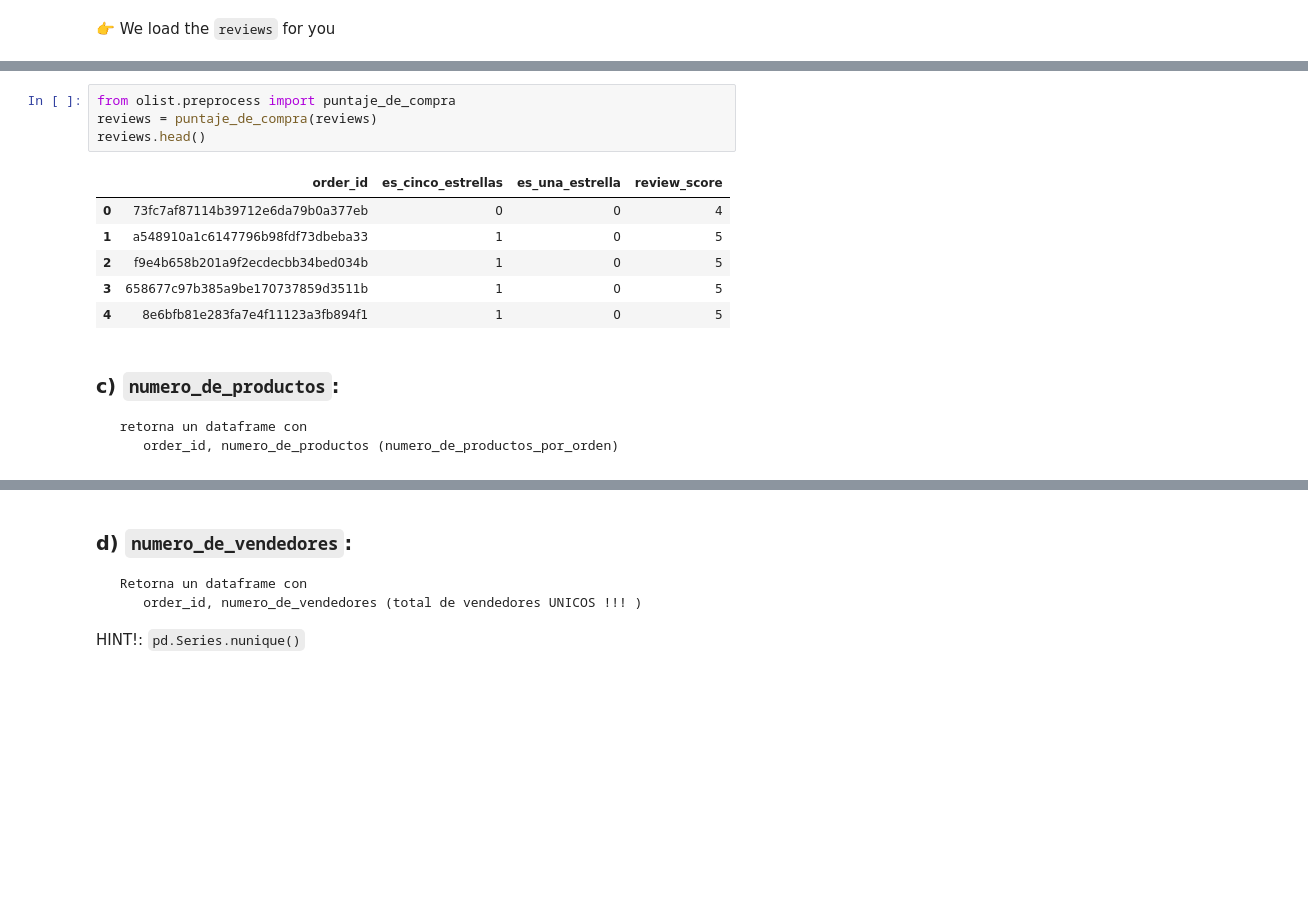
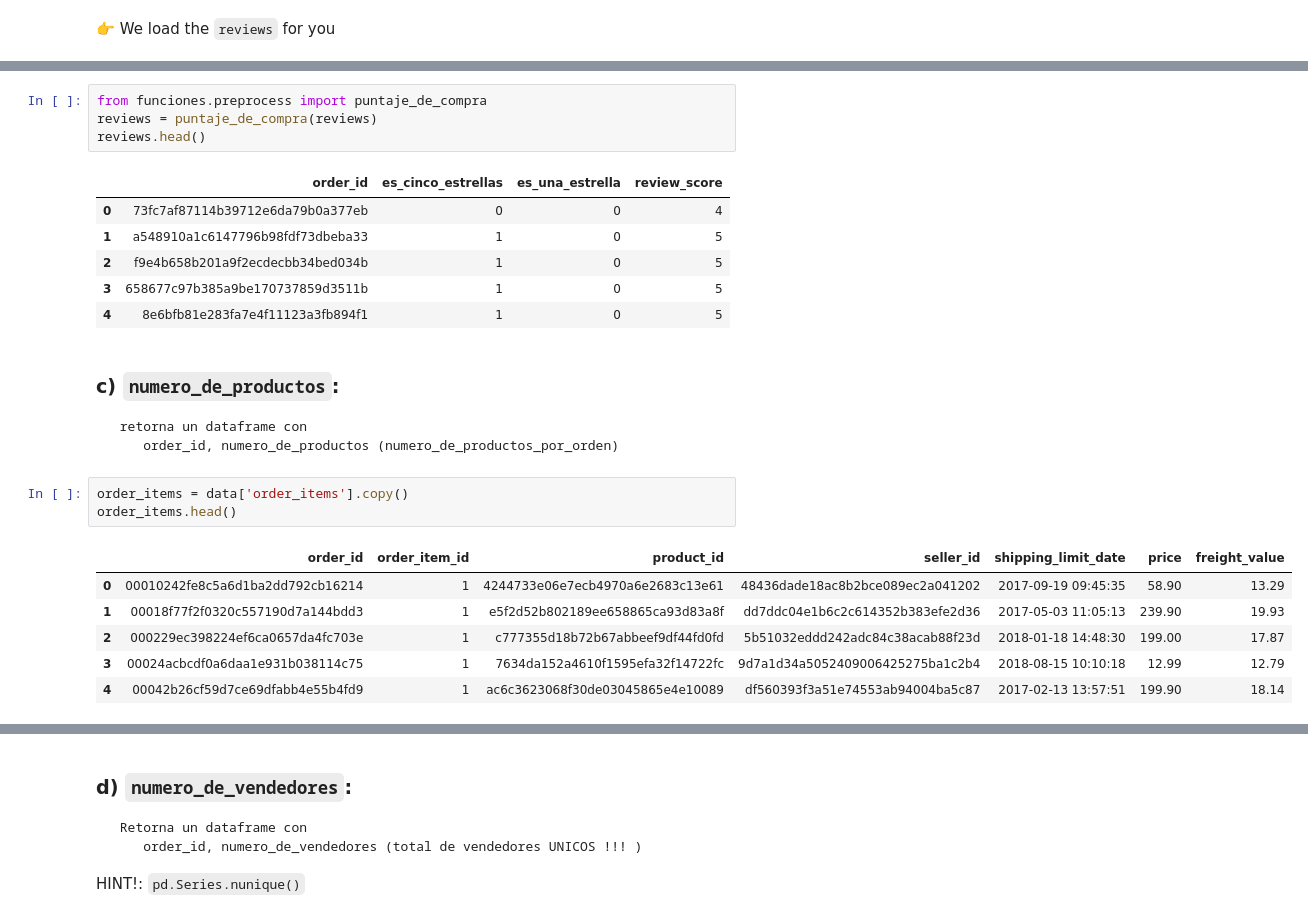
Before and after one commit to pedrosaluzzi/Olist, a Jupyter notebook: ejercicio_orders_part1 (2).ipynb, the cells around one changed output, grey strips where cells are left out. Cells and saved outputs as stored; diff of their text form; blank space fills up the shorter version.

```diff
--- a/ejercicio_orders_part1 (2).ipynb
+++ b/ejercicio_orders_part1 (2).ipynb
@@ -223,5 +283,5 @@ reviews.head()
 # %%
-from olist.preprocess import puntaje_de_compra
+from funciones.preprocess import puntaje_de_compra
 reviews = puntaje_de_compra(reviews)
 reviews.head()
 # %% [output]
@@ -235,4 +295,14 @@ reviews.head()
 ### c) `numero_de_productos`:
      retorna un dataframe con
         order_id, numero_de_productos (numero_de_productos_por_orden)
+# %%
+order_items = data['order_items'].copy()
+order_items.head()
+# %% [output]
+|  | order_id | order_item_id | product_id | seller_id | shipping_limit_date | price | freight_value |
+| 0 | 00010242fe8c5a6d1ba2dd792cb16214 | 1 | 4244733e06e7ecb4970a6e2683c13e61 | 48436dade18ac8b2bce089ec2a041202 | 2017-09-19 09:45:35 | 58.90 | 13.29 |
+| 1 | 00018f77f2f0320c557190d7a144bdd3 | 1 | e5f2d52b802189ee658865ca93d83a8f | dd7ddc04e1b6c2c614352b383efe2d36 | 2017-05-03 11:05:13 | 239.90 | 19.93 |
+| 2 | 000229ec398224ef6ca0657da4fc703e | 1 | c777355d18b72b67abbeef9df44fd0fd | 5b51032eddd242adc84c38acab88f23d | 2018-01-18 14:48:30 | 199.00 | 17.87 |
+| 3 | 00024acbcdf0a6daa1e931b038114c75 | 1 | 7634da152a4610f1595efa32f14722fc | 9d7a1d34a5052409006425275ba1c2b4 | 2018-08-15 10:10:18 | 12.99 | 12.79 |
+| 4 | 00042b26cf59d7ce69dfabb4e55b4fd9 | 1 | ac6c3623068f30de03045865e4e10089 | df560393f3a51e74553ab94004ba5c87 | 2017-02-13 13:57:51 | 199.90 | 18.14 |
 # %%
```
Also changed, not shown: parts of 12 cells of this notebook, 1 other file.
